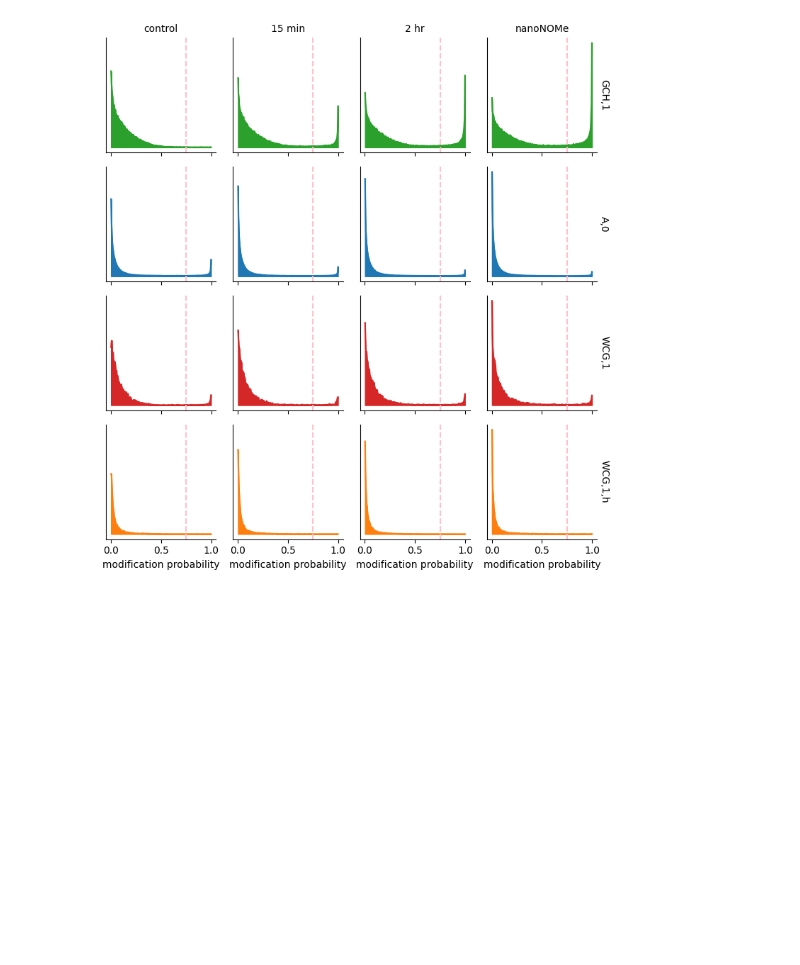
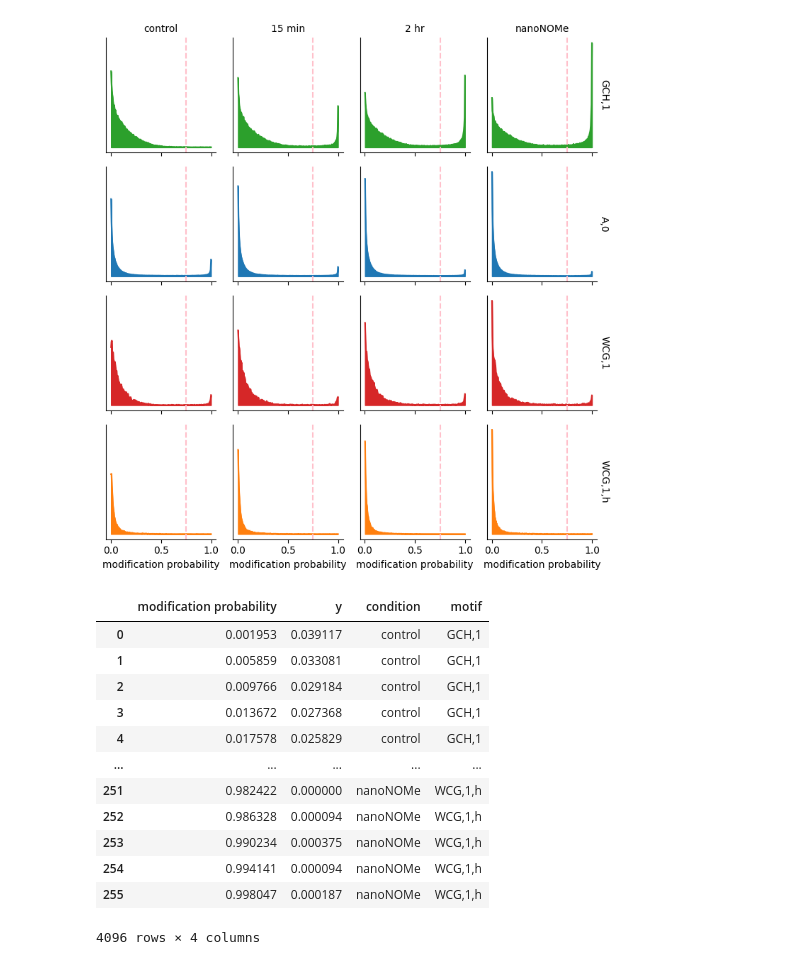
Before and after one commit to streetslab/multimodal-dimelo, a Jupyter notebook: crosstalk_analysis.ipynb, the cells around one changed output. Saved outputs shown, nothing was run; the diff lists cells and outputs as text; code cells hidden in the pictures; blank space fills up the shorter version.

```diff
--- a/crosstalk_analysis.ipynb
+++ b/crosstalk_analysis.ipynb
@@ -480,3 +515,19 @@ plt.show()
 plt.close()
 # %% [output]
 [figure]
+# %%
+mod_prob_dist_df
+# %% [output]
+|  | modification probability | y | condition | motif |
+| 0 | 0.001953 | 0.039117 | control | GCH,1 |
+| 1 | 0.005859 | 0.033081 | control | GCH,1 |
+| 2 | 0.009766 | 0.029184 | control | GCH,1 |
+| 3 | 0.013672 | 0.027368 | control | GCH,1 |
+| 4 | 0.017578 | 0.025829 | control | GCH,1 |
+| ... | ... | ... | ... | ... |
+| 251 | 0.982422 | 0.000000 | nanoNOMe | WCG,1,h |
+| 252 | 0.986328 | 0.000094 | nanoNOMe | WCG,1,h |
+| 253 | 0.990234 | 0.000375 | nanoNOMe | WCG,1,h |
+| 254 | 0.994141 | 0.000094 | nanoNOMe | WCG,1,h |
+| 255 | 0.998047 | 0.000187 | nanoNOMe | WCG,1,h |
+4096 rows × 4 columns
```
Also changed, not shown: parts of 9 cells of this notebook, 2 other files.
